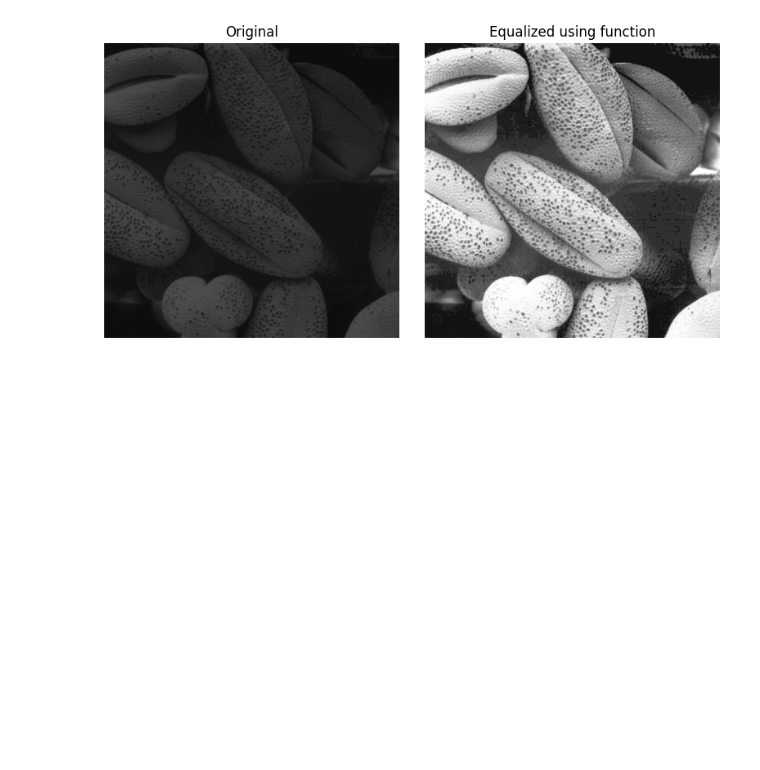
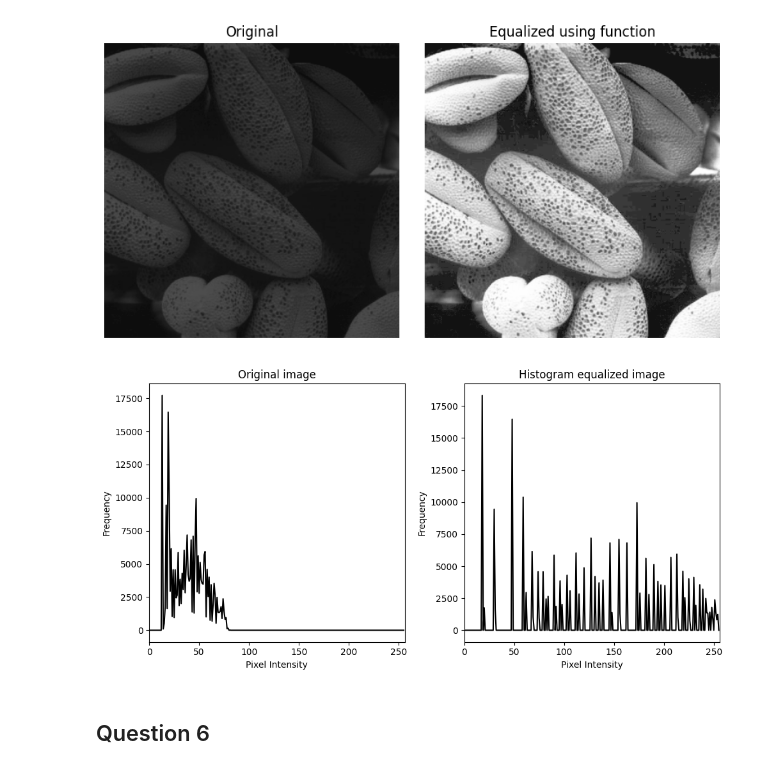
Before and after one commit to devnithw/en3160, a Jupyter notebook: assignment1.ipynb, the cells around one changed output. Saved outputs shown, nothing was run; the diff lists cells and outputs as text; code cells hidden in the pictures; blank space fills up the shorter version.

```diff
--- a/assignment1.ipynb
+++ b/assignment1.ipynb
@@ -277,13 +277,15 @@ def histogram_equalization(f):
 
     return t[f]
 # %%
+# Do histrogram equalization
+equalized = histogram_equalization(shells)
+
 # Create the figure for plotting
 fig, ax = plt.subplots(1, 2, figsize=(8, 4))
-
 ax[0].imshow(shells, cmap='gray', vmin=0, vmax=255)
 ax[0].set_title('Original')
 ax[0].axis("off")
-ax[1].imshow(histogram_equalization(shells), cmap='gray', vmin=0, vmax=255)
+ax[1].imshow(equalized, cmap='gray', vmin=0, vmax=255)
 ax[1].set_title('Equalized using function')
 ax[1].axis("off")
 
@@ -292,3 +294,34 @@ plt.tight_layout()
 plt.show()
 # %% [output]
 [figure]
+# %%
+# Compute the histograms for both images
+hist1 = cv.calcHist([shells], [0], None, [256], [0, 256])
+hist2 = cv.calcHist([equalized], [0], None, [256], [0, 256])
+
+# Create a figure with two subplots
+plt.figure(figsize=(10, 5))
+
+# First subplot: Histogram of the first image
+plt.subplot(1, 2, 1)
+plt.plot(hist1, color='black')
+plt.title('Original image')
+plt.xlabel('Pixel Intensity')
+plt.ylabel('Frequency')
+plt.xlim([0, 256])
+
+# Second subplot: Histogram of the second image
+plt.subplot(1, 2, 2)
+plt.plot(hist2, color='black')
+plt.title('Histogram equalized image')
+plt.xlabel('Pixel Intensity')
+plt.ylabel('Frequency')
+plt.xlim([0, 256])
+
+# Display the plots side by side
+plt.tight_layout()  # Adjusts the spacing between subplots for a neat layout
+plt.show()
+# %% [output]
+[figure, added]
+# %% [markdown]
+## Question 6
```
Also changed, not shown: parts of 5 cells of this notebook.
